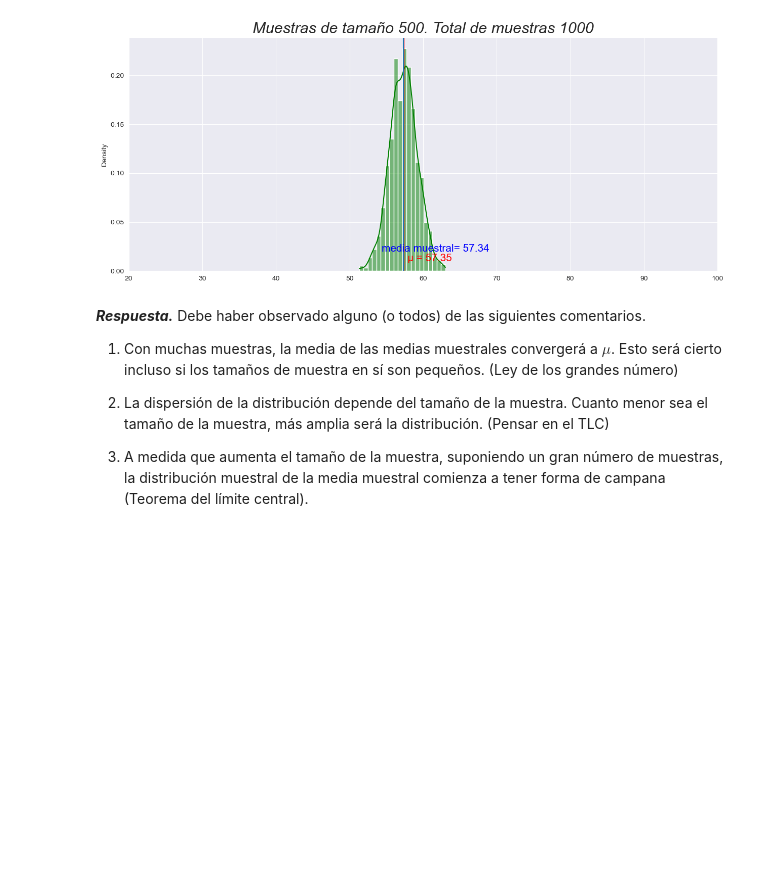
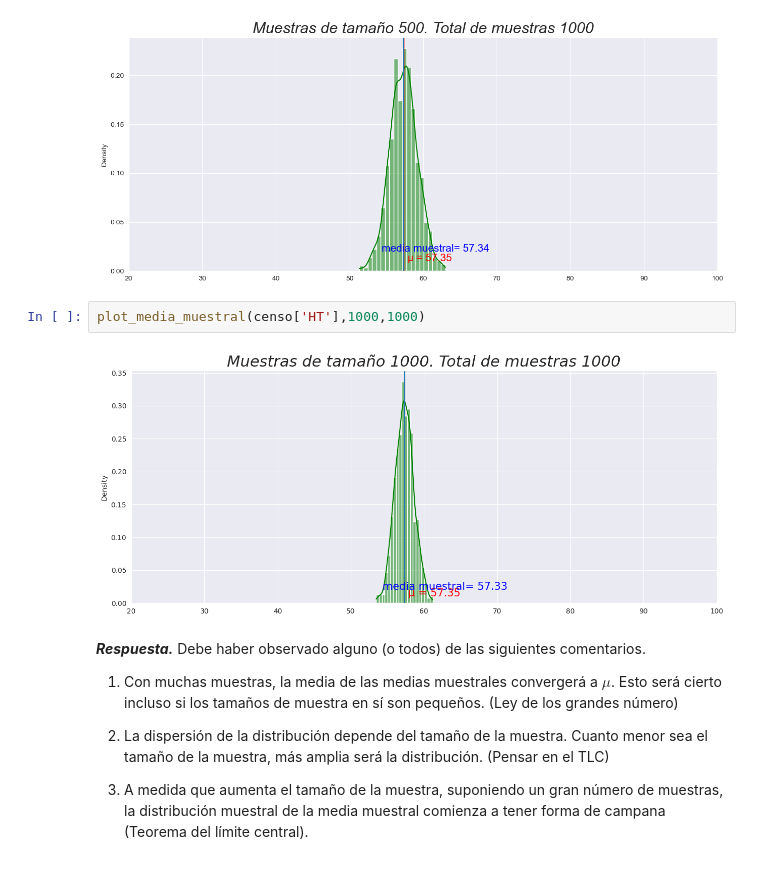
Before and after one commit to dalatorrem/Diplomado_Metodos_UCentral_2023, a Jupyter notebook: Lectura_17_Inferencia_pruebas_t_mod_clase.ipynb, the cells around one changed output. Saved outputs shown, nothing was run; the diff lists cells and outputs as text; blank space fills up the shorter version.

```diff
--- a/Lectura_17_Inferencia_pruebas_t_mod_clase.ipynb
+++ b/Lectura_17_Inferencia_pruebas_t_mod_clase.ipynb
@@ -186,6 +193,10 @@ plot_media_muestral(censo['HT'],300,1000)
 plot_media_muestral(censo['HT'],500,1000)
 # %% [output]
 [figure]
+# %%
+plot_media_muestral(censo['HT'],1000,1000)
+# %% [output]
+[figure, added]
 # %% [markdown]
 ***Respuesta.*** Debe haber observado alguno (o todos) de las siguientes comentarios.
 
```
Also changed, not shown: parts of 5 cells of this notebook.
